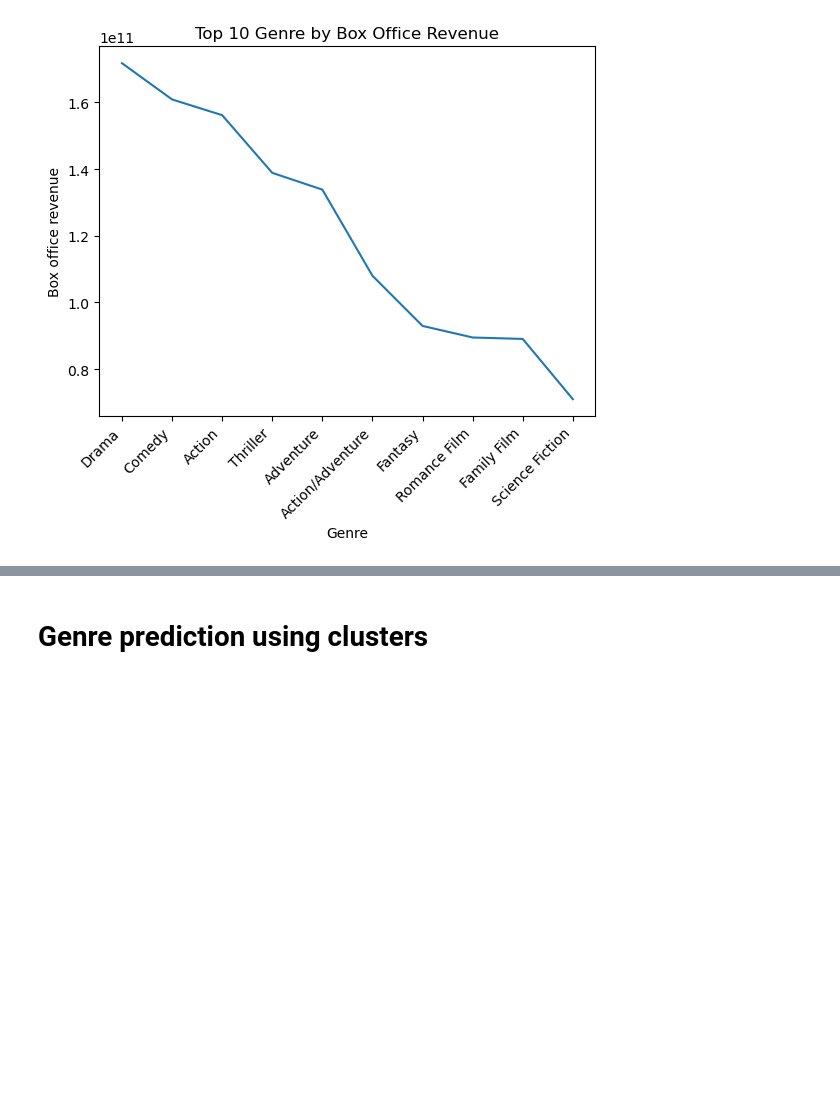
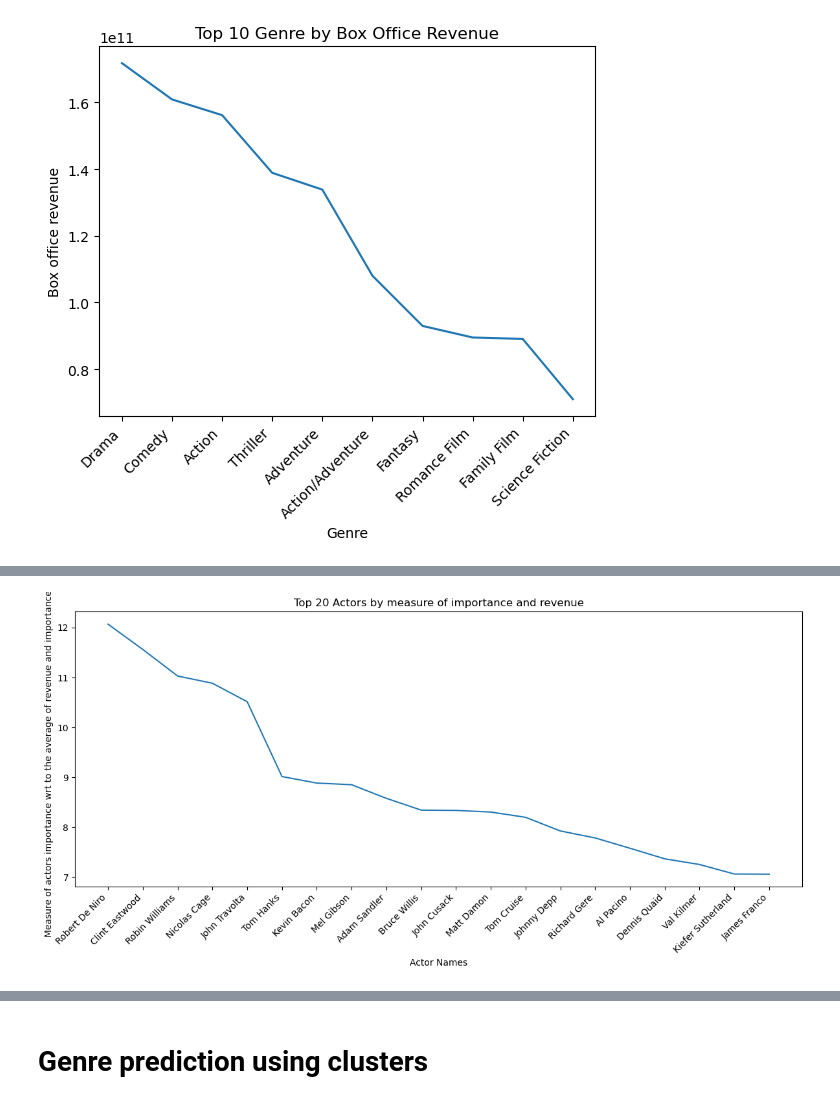
Before and after one commit to epfl-ada/ada-2023-project-perrysplatypuses, a Jupyter notebook: milestone_p2.ipynb, the cells around one changed output, grey strips where cells are left out. Saved outputs shown, nothing was run; the diff lists cells and outputs as text; code cells hidden in the pictures; blank space fills up the shorter version.

```diff
--- a/milestone_p2.ipynb
+++ b/milestone_p2.ipynb
@@ -337,0 +583,23 @@ plt.xticks(rotation=45, ha='right')  # Rotate the actor names for better readabi
+# %%
+# Taking the average of the data by dividing it with the number of movies they acted in
+merged_char_impt_sort [ 'impt_revenue_avg'] = merged_char_impt_sort ['impt_revenue'] / merged_char_impt_sort ['actor_count']
+
+# Sort the data in decending order
+avg_char_impt_sort = merged_char_impt_sort.sort_values(by='impt_revenue', ascending=False)
+avg_char_impt_sort = avg_char_impt_sort.head(20)
+# %%
+# Plot the data above
+avg_char_impt_sort_main_actor = avg_char_impt_sort['actor']
+avg_char_impt_sort_main_revenue = avg_char_impt_sort['impt_revenue']
+
+plt.figure(figsize=(12, 6))
+plt.plot(avg_char_impt_sort_main_actor, avg_char_impt_sort_main_revenue )
+plt.xlabel('Actor Names')
+plt.ylabel('Measure of actors importance wrt to the average of revenue and importance factor')
+plt.title('Top 20 Actors by measure of importance and revenue')
+plt.xticks(rotation=45, ha='right')  # Rotate the actor names for better readability
+
+plt.tight_layout()
+plt.show()
+# %% [output]
+[figure, added]
```
Also changed, not shown: parts of 24 cells of this notebook, 2 other files.
